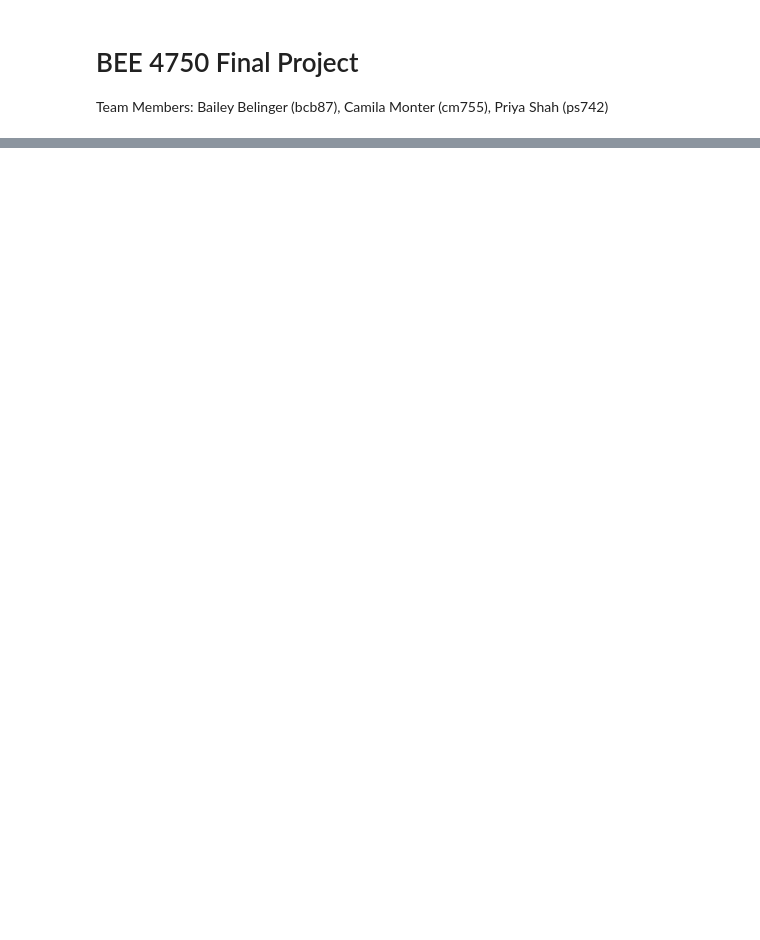
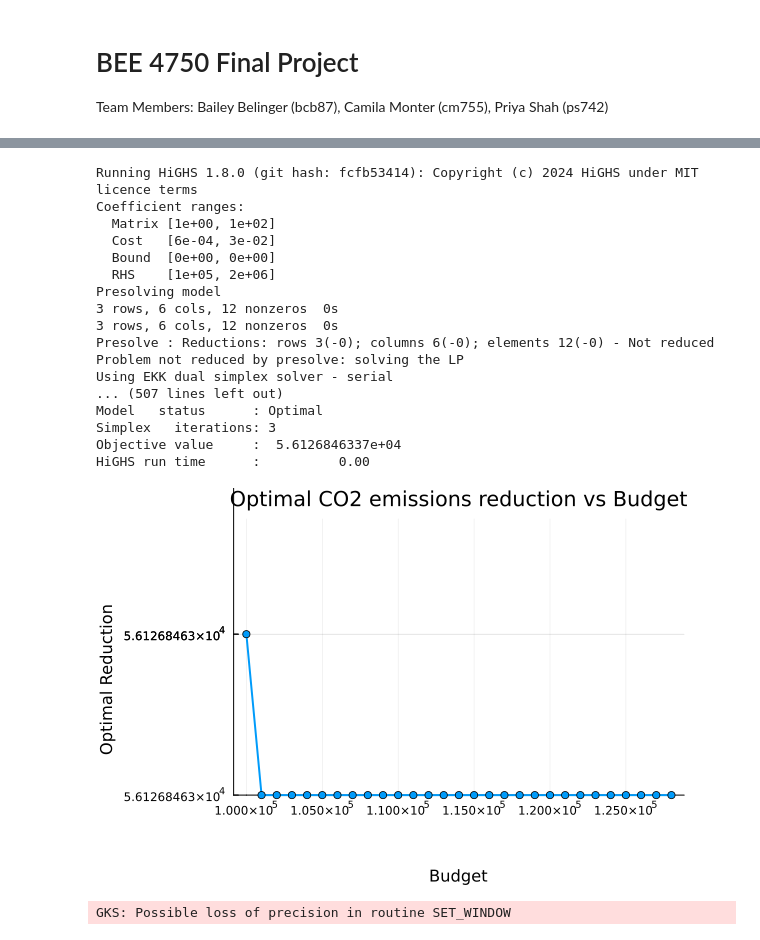
Before and after one commit to CamilaMonter/l3bc-final-project, a Jupyter notebook: finalproject.ipynb, the cells around one changed output, grey strips where cells are left out. Drawn from its saved outputs; the diff is of its cells as text; code cells hidden in the pictures; blank space fills up the shorter version.

```diff
--- a/finalproject.ipynb
+++ b/finalproject.ipynb
@@ -192,0 +396,59 @@ shadow_price(emissions_constraint)
+# %%
+# Define the range of budget constraints
+budget_constraints = 100000:1000:128000 # from $___ to $____ in increments of $____
+optimal_reduction = []
+
+air_quality_model = Model(HiGHS.Optimizer)
+@variable(air_quality_model, G[1:6]>=0) #area in meters squared
+
+fixed_cost = installation_cost*G[4] +  installation_cost*G[5] +  installation_cost*G[6] + maintenance_cost*G[4] + maintenance_cost*G[5] + maintenance_cost*G[6]
+variable_cost = G[1]*oak_tree_cost + G[2]*ash_tree_cost + G[3]*maple_tree_cost + G[4]*grass_cost + G[5]*prairie_mix_cost + G[6]*herb_garden_cost
+cost = fixed_cost + variable_cost
+
+
+emissions_reduction = (G[1]*oak_tree_cs + G[2]*ash_tree_cs + G[3]*maple_tree_cs + G[4]*grass_cs + G[5]*prairie_mix_cs + G[6]*herb_garden_cs)*(44/12) #kg CO2 / year
+new_total_emissions = current_emission_level - emissions_reduction
+percent_reduction = (current_emission_level - new_total_emissions)/current_emission_level * 100
+
+@objective(air_quality_model, Max, percent_reduction)
+
+@constraint(air_quality_model, area_constraint_park, G[1]+G[2]+G[3] <= park_area)
+@constraint(air_quality_model, area_constraint_rooftop, G[4]+G[5]+G[6] <= city_area)
+
+# Loop over each budget constraint
+for goal in budget_constraints
+    # Add a temporary constraint for the current budget
+    temp_constraint = @constraint(air_quality_model, cost >= goal)
+
+    # Solve the model
+    optimize!(air_quality_model)
+
+    push!(optimal_reduction, objective_value(air_quality_model))
+
+    # Remove the temporary constraint before the next iteration
+    delete(air_quality_model, temp_constraint)
+end
+
+# Plot the results
+plot(budget_constraints, optimal_reduction, xlabel="Budget", ylabel="Optimal Reduction",
+    title="Optimal CO2 emissions reduction vs Budget", lw=2, marker=:circle, legend=false)
+# %% [output]
+Running HiGHS 1.8.0 (git hash: fcfb53414): Copyright (c) 2024 HiGHS under MIT licence terms
+Coefficient ranges:
+  Matrix [1e+00, 1e+02]
+  Cost   [6e-04, 3e-02]
+  Bound  [0e+00, 0e+00]
+  RHS    [1e+05, 2e+06]
+Presolving model
+3 rows, 6 cols, 12 nonzeros  0s
+3 rows, 6 cols, 12 nonzeros  0s
+Presolve : Reductions: rows 3(-0); columns 6(-0); elements 12(-0) - Not reduced
+Problem not reduced by presolve: solving the LP
+Using EKK dual simplex solver - serial
+... (507 lines left out)
+Model   status      : Optimal
+Simplex   iterations: 3
+Objective value     :  5.6126846337e+04
+HiGHS run time      :          0.00
+[figure, added]
+GKS: Possible loss of precision in routine SET_WINDOW
```
Also changed, not shown: parts of 15 cells of this notebook.
